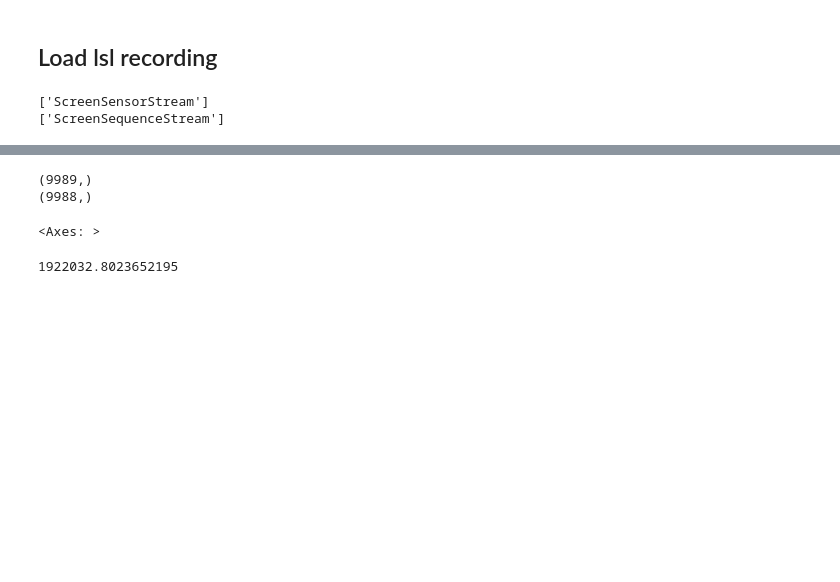
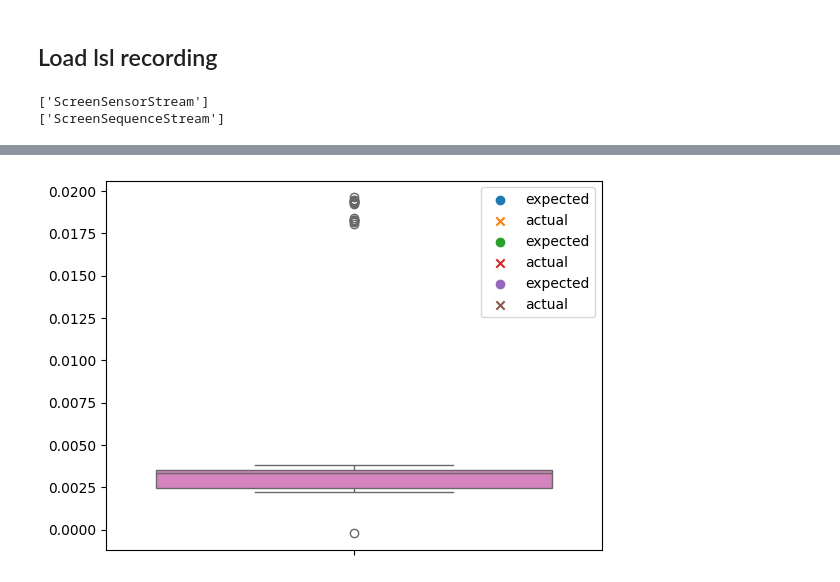
Before and after one commit to amar-enkhbat/codebook_generator, a Jupyter notebook: vsync_sensor_test/analysis_psychopy.ipynb, the cells around one changed output, grey strips where cells are left out. Drawn from its saved outputs; the diff is of its cells as text; code cells hidden in the pictures; blank space fills up the shorter version.

Commit message:
run test on 100ms on and 150ms off

```diff
--- a/vsync_sensor_test/analysis_psychopy.ipynb
+++ b/vsync_sensor_test/analysis_psychopy.ipynb
@@ -19,6 +19,8 @@ fpath = 'results\sub-P001\ses-S001\eeg\sub-P001_ses-S001_task-vsync_test_psychop
 fpath = 'C:/Users/Experiment/Documents/CurrentStudy/sub-P001/ses-S001/eeg/sub-P001_ses-S001_task-Default_run-001_eeg.xdf'
 # fpath = 'C:/Users/Experiment/Documents/CurrentStudy/sub-P001/ses-S001/eeg/sub-P001_ses-S001_task-Default_run-001_eeg_old1.xdf'
 fpath = "../../CurrentStudy/sub-P001/ses-S001/eeg/sub-P001_ses-S001_task-Default_run-001_eeg.xdf"
+fpath = "../../CurrentStudy/sub-P001/ses-S001/eeg/sub-P001_ses-S001_task-slow_erp_test_run-002_eeg.xdf"
+
 streams, header = pyxdf.load_xdf(fpath, dejitter_timestamps=False)
 
 for stream in streams:
@@ -32,16 +64,20 @@ sensor_stream = [s for s in streams if s['info']['name'][0] == 'ScreenSensorStre
 # %%
-%matplotlib qt
+# Remove sensor jitter
+def remove_jitter(timestamps, tolerance=0.001):
+    filtered = [timestamps[0]]
+    # print(filtered)
+    for timestamp in timestamps[1:]:
+        if timestamp - filtered[-1] >= tolerance:
+            filtered.append(timestamp)
+    return np.array(filtered)
 
-timestamps = sequence_stream['time_stamps']
-timeseries = np.array(sequence_stream['time_series']).ravel()
-timestamps_sensor = sensor_stream['time_stamps']
+timestamps_sensor_filtered = remove_jitter(timestamps_sensor)
+
 print('LSL Timestamps:', timestamps.shape)
-print('Sensor timestamps', timestamps_sensor.shape)
+print('Sensor timestamps', timestamps_sensor_filtered.shape)
 
-
-
-# plt.scatter(timestamps, np.ones_like(timestamps), label='expected', marker='o')
-# plt.scatter(timestamps_sensor, np.ones_like(timestamps_sensor), label='actual', marker='x')
-# plt.legend()
-# plt.show()
+plt.scatter(timestamps, np.ones_like(timestamps), label='expected', marker='o')
+plt.scatter(timestamps_sensor_filtered, np.ones_like(timestamps_sensor_filtered), label='actual', marker='x')
+plt.legend()
+plt.show()
 # %% [output]
@@ -94,0 +86,10 @@ Filtered length: 9997
+# %%
+# Filter sensor jitter
+df_timestamps = pd.DataFrame(timestamps, columns=['timestamp'])
+df_timestamps_sensor = pd.DataFrame(timestamps_sensor_filtered, columns=['timestamp_sensor'])
+
+df_merged = pd.merge_asof(df_timestamps, df_timestamps_sensor, left_on='timestamp', right_on='timestamp_sensor', direction='nearest', tolerance=0.1)
+print(df_merged.shape)
+print(df_merged.head())
+print('\n# of NaNs:')
+print(df_merged.isna().sum())
@@ -99,26 +114,8 @@ plt.scatter(merged_timestamps, np.ones_like(merged_timestamps), label='actual',
 plt.legend()
 plt.show()
-# %%
-# Start from 5th break
-start_time = 1921566.7
-timestamps = timestamps[timestamps >= start_time]
-merged_timestamps = merged_timestamps[merged_timestamps >= start_time]
-
-plt.scatter(timestamps, np.ones_like(timestamps), label='expected', marker='o')
-plt.scatter(merged_timestamps, np.ones_like(merged_timestamps), label='actual', marker='x')
-plt.legend()
-plt.show()
-
-print(timestamps.shape)
-print(merged_timestamps.shape)
-# %% [output]
-(9989,)
-(9988,)
-# %%
-sns.boxplot(merged_timestamps - timestamps[:-1])
-# %% [output]
-<Axes: >
-# %%
-merged_timestamps[-1]
-# %% [output]
-1922032.8023652195
+# %%
+%matplotlib inline
+sns.boxplot(df_merged['timestamp_sensor'] - df_merged['timestamp'])
+plt.show()
+# %% [output]
+[figure, added]
```
Also changed, not shown: parts of 12 cells of this notebook, 1 other file.
